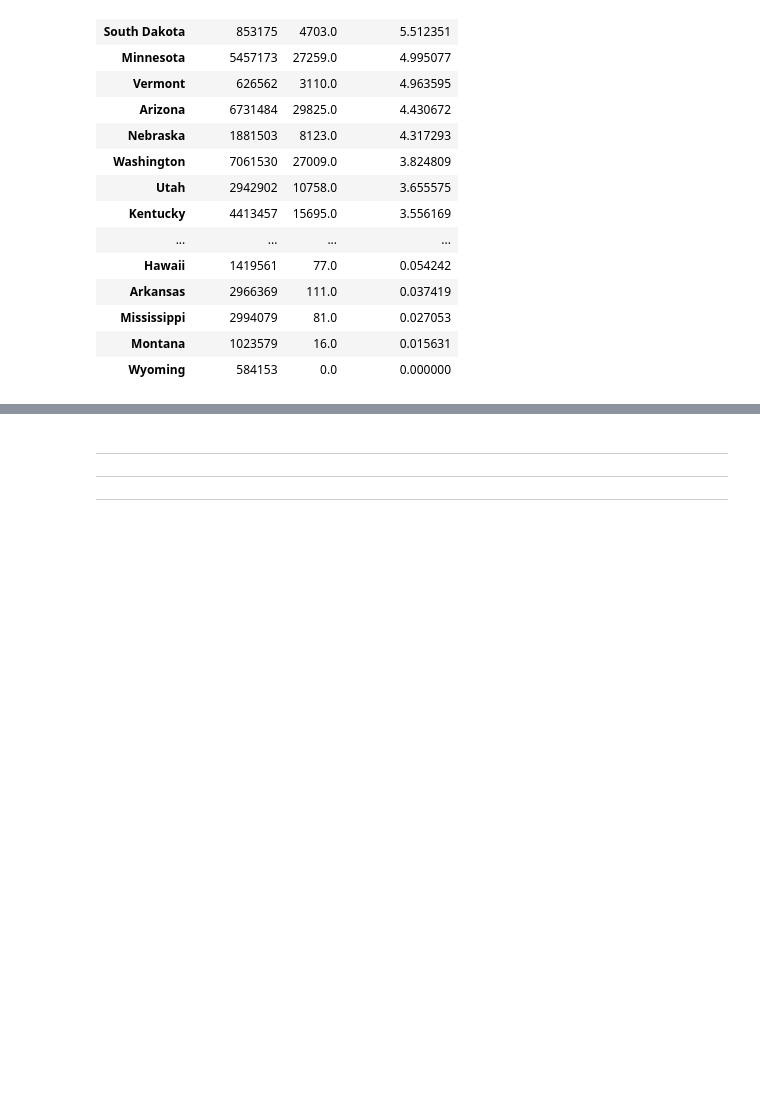
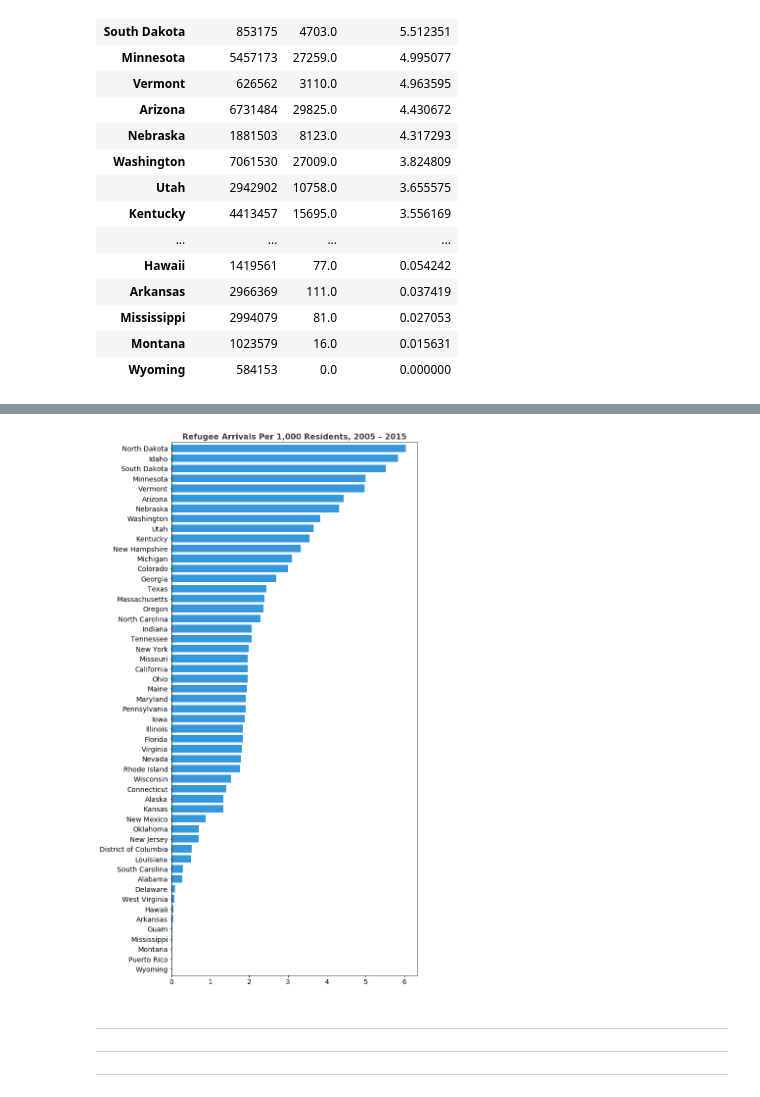
Before and after one commit to swkasica/2015-11-refugees-in-the-united-states, a Jupyter notebook: notebooks/us-refugee-analysis.ipynb, the cells around one changed output, grey strips where cells are left out. Saved outputs shown, nothing was run; the diff lists cells and outputs as text; code cells hidden in the pictures; blank space fills up the shorter version.

```diff
--- a/notebooks/us-refugee-analysis.ipynb
+++ b/notebooks/us-refugee-analysis.ipynb
@@ -261,0 +283,14 @@ pass
+# %%
+# Added by Steve, what if we added Puerto Rico and Guam to the results?
+#
+#
+kas_populations = state_populations.copy()
+kas_populations.loc['Puerto Rico', 'pop_est_2014'] = 3535000.0 # According to US Census Bureau
+kas_populations.loc['Guam', 'pop_est_2014'] = 160967.0  # According to US Census Bureau
+
+kas_all_by_state = pd.DataFrame(kas_populations["pop_est_2014"]).join(pd.DataFrame({
+    "arrivals": by_destination.groupby("dest_state")["arrivals"].sum(),
+})).fillna(0)
+
+kas_all_by_state["per_1k_residents"] = kas_all_by_state["arrivals"] * 1000.0 / kas_all_by_state["pop_est_2014"]
+kas_all_by_state.sort_values("per_1k_residents", ascending=False)
@@ -262,3 +316,9 @@ pass
+# %%
+# Added by Steve
+ax = make_hbar(kas_all_by_state["per_1k_residents"].sort_values(ascending=False),
+    "Refugee Arrivals Per 1,000 Residents, 2005 – 2015")
+# %% [output]
+[figure, added]
 # %% [markdown]
 ---
 
```
Also changed, not shown: parts of 9 cells of this notebook.
